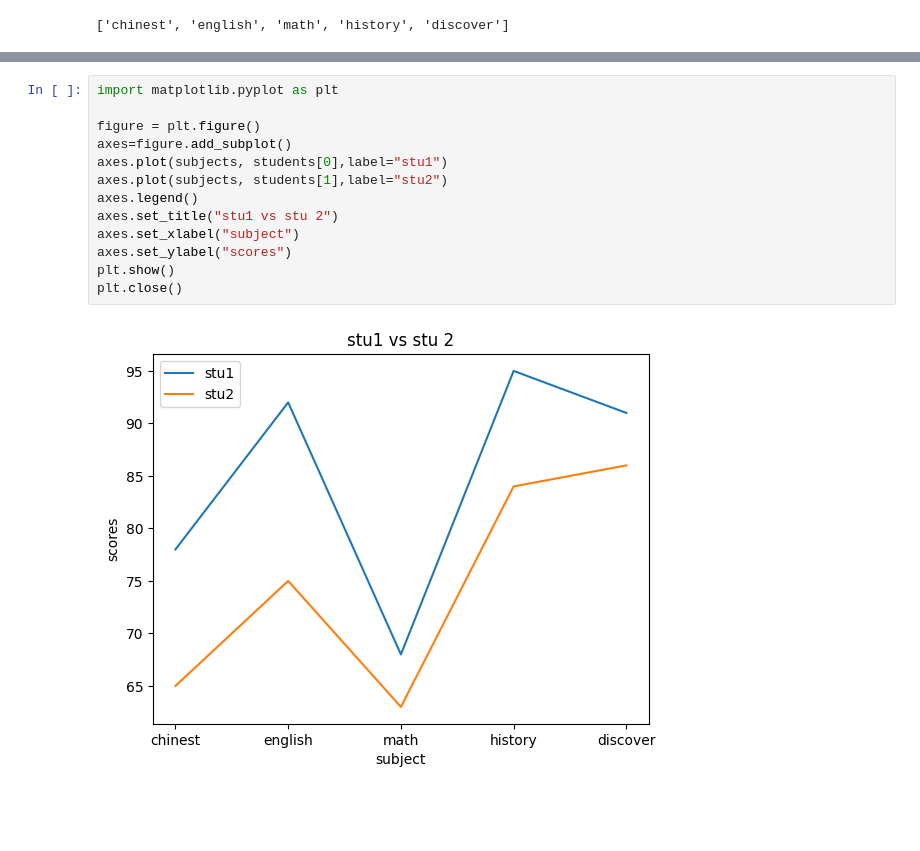
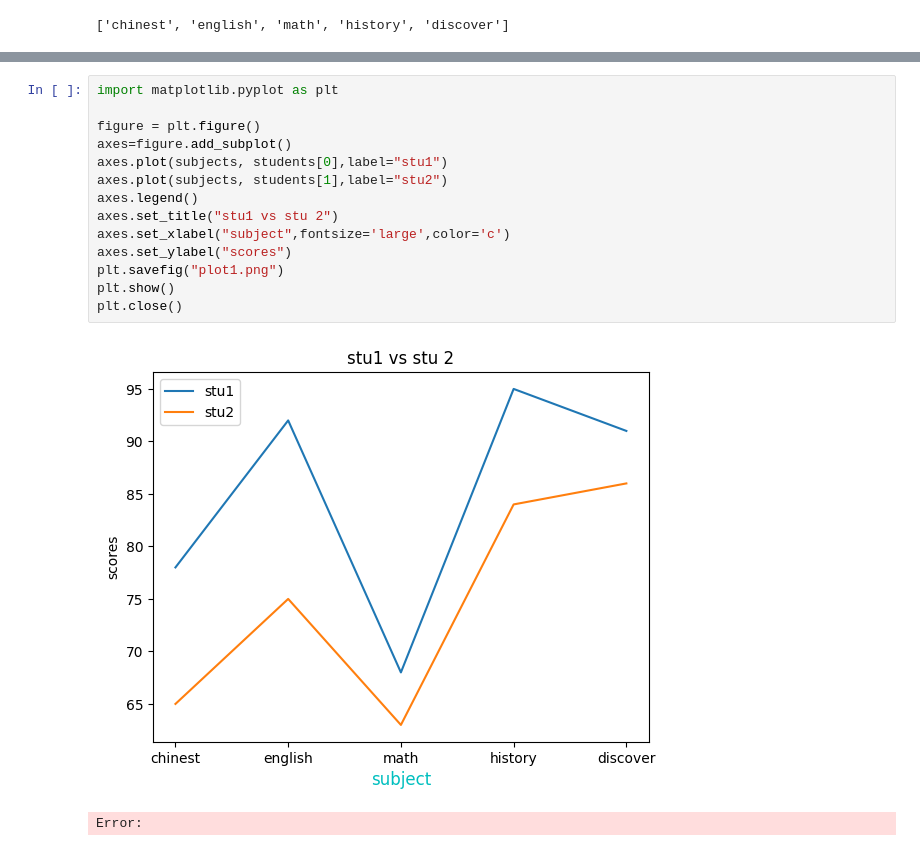
Before and after one commit to HUANGCHICHIEH/20250503chihlee, a Jupyter notebook: lesson11/lesson11_2.ipynb, the cells around one changed output, grey strips where cells are left out. Cells and saved outputs as stored; diff of their text form; blank space fills up the shorter version.

```diff
--- a/lesson11/lesson11_2.ipynb
+++ b/lesson11/lesson11_2.ipynb
@@ -19,15 +26,17 @@ subjects
 # %%
 import matplotlib.pyplot as plt
 
 figure = plt.figure()
 axes=figure.add_subplot()
 axes.plot(subjects, students[0],label="stu1")
 axes.plot(subjects, students[1],label="stu2")
 axes.legend()
 axes.set_title("stu1 vs stu 2")
-axes.set_xlabel("subject")
+axes.set_xlabel("subject",fontsize='large',color='c')
 axes.set_ylabel("scores")
+plt.savefig("plot1.png")
 plt.show()
 plt.close()
 # %% [output]
-[figure, old version]
+[figure, new version]
+Error:
```
Also changed, not shown: parts of 1 cell of this notebook, 2 other files.
